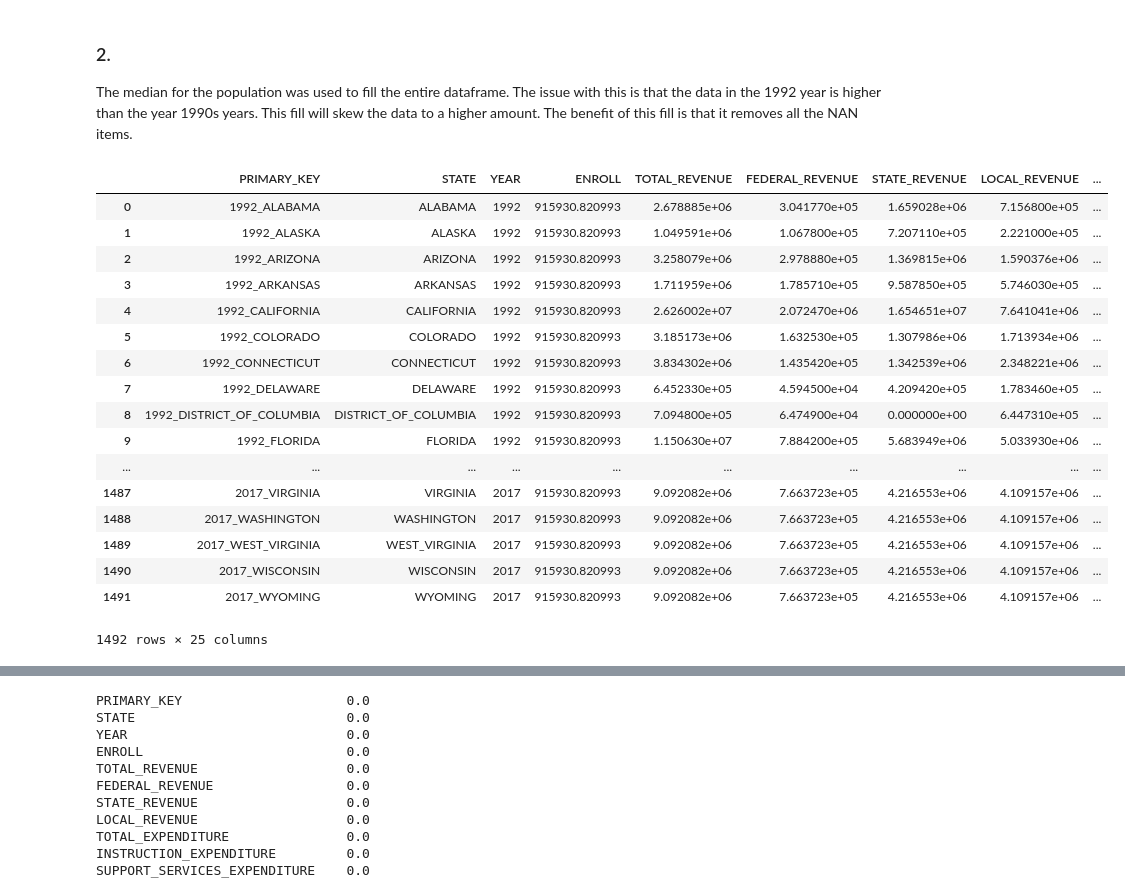
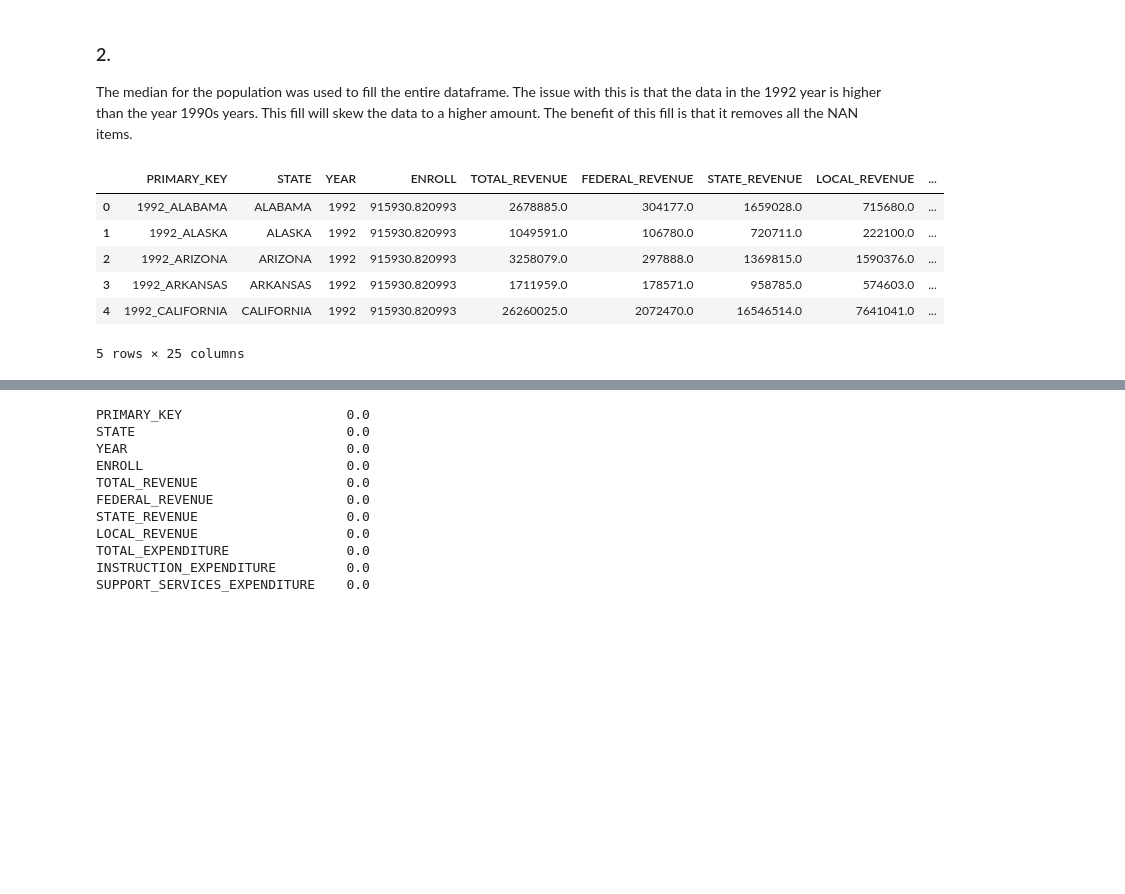
Before and after one commit to andrewab981/Thinkful, a Jupyter notebook: Module 17/17.3 Data Cleaning Assignment.ipynb, the cells around one changed output, grey strips where cells are left out. Saved outputs shown, nothing was run; the diff lists cells and outputs as text; code cells hidden in the pictures; blank space fills up the shorter version.

```diff
--- a/Module 17/17.3 Data Cleaning Assignment.ipynb
+++ b/Module 17/17.3 Data Cleaning Assignment.ipynb
@@ -102,32 +103,25 @@ round(df.describe(),2)
 ### 2.
 The median for the population was used to fill the entire dataframe. The issue with this is that the data in the 1992 year is higher than the year 1990s years. This fill will skew the data to a higher amount. The benefit of this fill is that it removes all the NAN items.
 # %%
+# create list of all columns with NAN items
 col_list = ['ENROLL', 'TOTAL_REVENUE', 'FEDERAL_REVENUE', 'STATE_REVENUE',
             'LOCAL_REVENUE', 'TOTAL_EXPENDITURE', 'INSTRUCTION_EXPENDITURE',
-            'SUPPORT_SERVICES_EXPENDITURE', 'OTHER_EXPENDITURE', 'CAPITAL_OUTLAY_EXPENDITURE',
-            'GRADES_PK_G', 'GRADES_KG_G', 'GRADES_4_G', 'GRADES_8_G', 'GRADES_12_G', 'GRADES_1_8_G',
-           'GRADES_9_12_G', 'GRADES_ALL_G', 'AVG_MATH_4_SCORE', 'AVG_MATH_8_SCORE', 'AVG_READING_4_SCORE',
-           'AVG_READING_8_SCORE']
+            'SUPPORT_SERVICES_EXPENDITURE', 'OTHER_EXPENDITURE',
+            'CAPITAL_OUTLAY_EXPENDITURE', 'GRADES_PK_G', 'GRADES_KG_G', 'GRADES_4_G',
+            'GRADES_8_G', 'GRADES_12_G', 'GRADES_1_8_G','GRADES_9_12_G',
+            'GRADES_ALL_G', 'AVG_MATH_4_SCORE', 'AVG_MATH_8_SCORE',
+            'AVG_READING_4_SCORE','AVG_READING_8_SCORE']
 
+# fill list by mean
 df_fill_1 = df.copy()
-df_fill_1[col_list] = df_fill_1[col_list].apply(lambda x: x.fillna(x.mean()))
-df_fill_1
+df_fill_1[col_list] = df_fill_1[col_list].apply(
+    lambda x: x.fillna(x.mean()))
+df_fill_1.head()
 # %% [output]
 |  | PRIMARY_KEY | STATE | YEAR | ENROLL | TOTAL_REVENUE | FEDERAL_REVENUE | STATE_REVENUE | LOCAL_REVENUE | ... |
-| 0 | 1992_ALABAMA | ALABAMA | 1992 | 915930.820993 | 2.678885e+06 | 3.041770e+05 | 1.659028e+06 | 7.156800e+05 | ... |
-| 1 | 1992_ALASKA | ALASKA | 1992 | 915930.820993 | 1.049591e+06 | 1.067800e+05 | 7.207110e+05 | 2.221000e+05 | ... |
-| 2 | 1992_ARIZONA | ARIZONA | 1992 | 915930.820993 | 3.258079e+06 | 2.978880e+05 | 1.369815e+06 | 1.590376e+06 | ... |
-| 3 | 1992_ARKANSAS | ARKANSAS | 1992 | 915930.820993 | 1.711959e+06 | 1.785710e+05 | 9.587850e+05 | 5.746030e+05 | ... |
-| 4 | 1992_CALIFORNIA | CALIFORNIA | 1992 | 915930.820993 | 2.626002e+07 | 2.072470e+06 | 1.654651e+07 | 7.641041e+06 | ... |
-| 5 | 1992_COLORADO | COLORADO | 1992 | 915930.820993 | 3.185173e+06 | 1.632530e+05 | 1.307986e+06 | 1.713934e+06 | ... |
-| 6 | 1992_CONNECTICUT | CONNECTICUT | 1992 | 915930.820993 | 3.834302e+06 | 1.435420e+05 | 1.342539e+06 | 2.348221e+06 | ... |
-| 7 | 1992_DELAWARE | DELAWARE | 1992 | 915930.820993 | 6.452330e+05 | 4.594500e+04 | 4.209420e+05 | 1.783460e+05 | ... |
-| 8 | 1992_DISTRICT_OF_COLUMBIA | DISTRICT_OF_COLUMBIA | 1992 | 915930.820993 | 7.094800e+05 | 6.474900e+04 | 0.000000e+00 | 6.447310e+05 | ... |
-| 9 | 1992_FLORIDA | FLORIDA | 1992 | 915930.820993 | 1.150630e+07 | 7.884200e+05 | 5.683949e+06 | 5.033930e+06 | ... |
-| ... | ... | ... | ... | ... | ... | ... | ... | ... | ... |
-| 1487 | 2017_VIRGINIA | VIRGINIA | 2017 | 915930.820993 | 9.092082e+06 | 7.663723e+05 | 4.216553e+06 | 4.109157e+06 | ... |
-| 1488 | 2017_WASHINGTON | WASHINGTON | 2017 | 915930.820993 | 9.092082e+06 | 7.663723e+05 | 4.216553e+06 | 4.109157e+06 | ... |
-| 1489 | 2017_WEST_VIRGINIA | WEST_VIRGINIA | 2017 | 915930.820993 | 9.092082e+06 | 7.663723e+05 | 4.216553e+06 | 4.109157e+06 | ... |
-| 1490 | 2017_WISCONSIN | WISCONSIN | 2017 | 915930.820993 | 9.092082e+06 | 7.663723e+05 | 4.216553e+06 | 4.109157e+06 | ... |
-| 1491 | 2017_WYOMING | WYOMING | 2017 | 915930.820993 | 9.092082e+06 | 7.663723e+05 | 4.216553e+06 | 4.109157e+06 | ... |
+| 0 | 1992_ALABAMA | ALABAMA | 1992 | 915930.820993 | 2678885.0 | 304177.0 | 1659028.0 | 715680.0 | ... |
+| 1 | 1992_ALASKA | ALASKA | 1992 | 915930.820993 | 1049591.0 | 106780.0 | 720711.0 | 222100.0 | ... |
+| 2 | 1992_ARIZONA | ARIZONA | 1992 | 915930.820993 | 3258079.0 | 297888.0 | 1369815.0 | 1590376.0 | ... |
+| 3 | 1992_ARKANSAS | ARKANSAS | 1992 | 915930.820993 | 1711959.0 | 178571.0 | 958785.0 | 574603.0 | ... |
+| 4 | 1992_CALIFORNIA | CALIFORNIA | 1992 | 915930.820993 | 26260025.0 | 2072470.0 | 16546514.0 | 7641041.0 | ... |
-1492 rows × 25 columns
+5 rows × 25 columns
```
Also changed, not shown: parts of 11 cells of this notebook, 3 other files.
